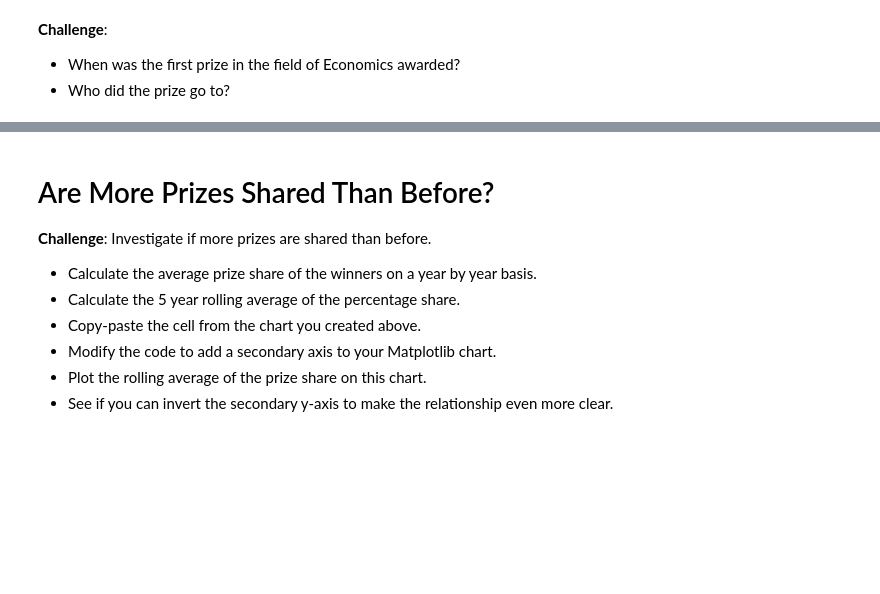
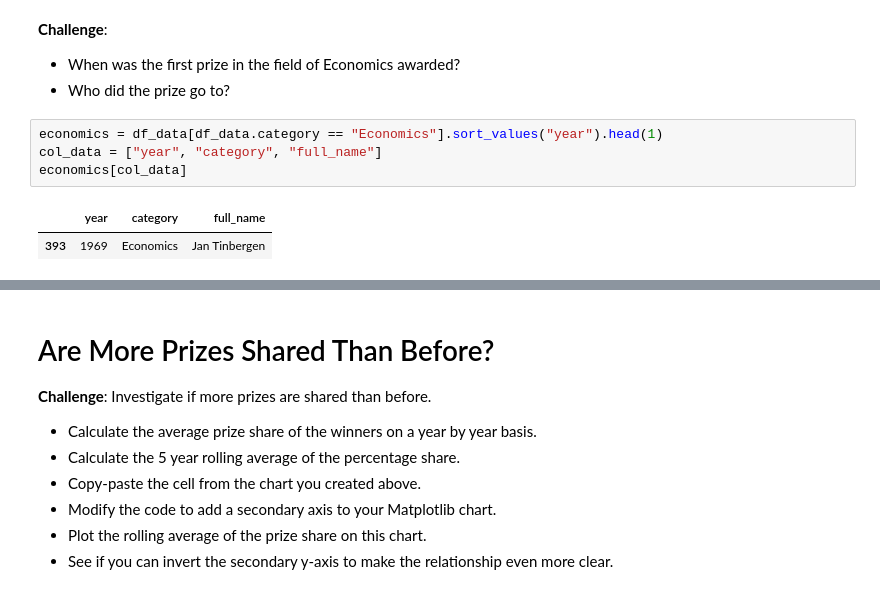
Before and after one commit to Berkayclk06/NobelPrizeAnalysisEx, a Jupyter notebook: Nobel_Prize_Analysis_(start).ipynb, the cells around one changed output, grey strips where cells are left out. Cells and saved outputs as stored; diff of their text form; blank space fills up the shorter version.

```diff
--- a/Nobel_Prize_Analysis_(start).ipynb
+++ b/Nobel_Prize_Analysis_(start).ipynb
@@ -219,6 +265,13 @@ Support for multi-dimensional indexing (e.g. `obj[:, None]`) is deprecated and w
 **Challenge**:
 * When was the first prize in the field of Economics awarded?
 * Who did the prize go to?
+# %%
+economics = df_data[df_data.category == "Economics"].sort_values("year").head(1)
+col_data = ["year", "category", "full_name"]
+economics[col_data]
+# %% [output]
+|  | year | category | full_name |
+| 393 | 1969 | Economics | Jan Tinbergen |
 # %% [markdown]
 # Male and Female Winners by Category
 
```
Also changed, not shown: parts of 7 cells of this notebook.
